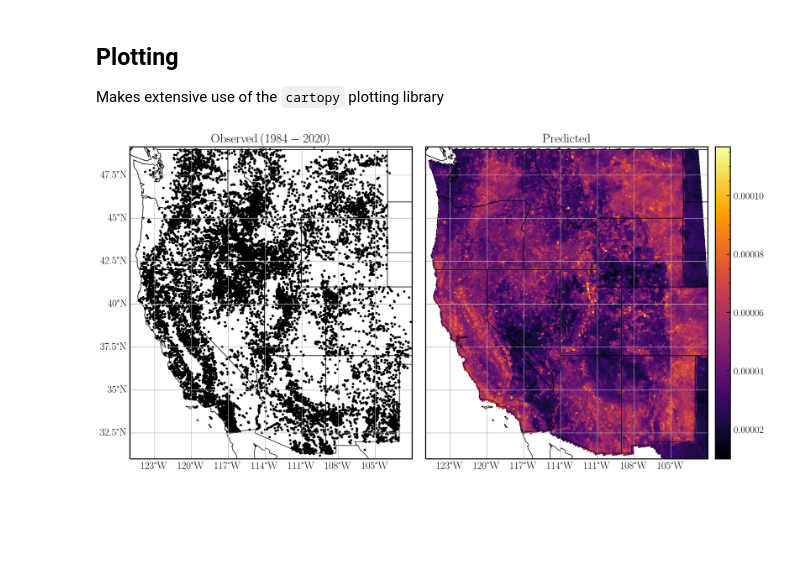
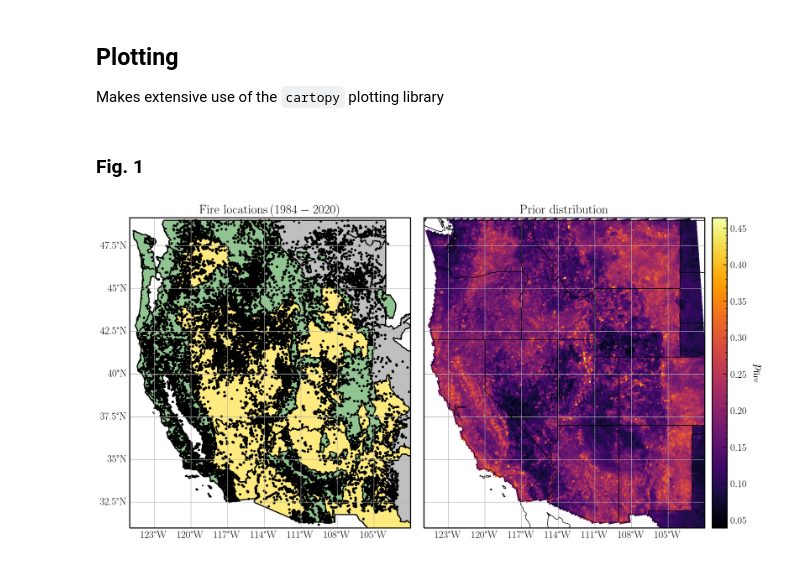
Before and after one commit to Gabriel-P-Langlois/maxent-paper-wildfire, a Jupyter notebook: src/python_scripts/prob_plot_script.ipynb, the cells around one changed output. Cells and saved outputs as stored; diff of their text form; code cells hidden in the pictures; blank space fills up the shorter version.

Commit message:
update plotting script

```diff
--- a/src/python_scripts/prob_plot_script.ipynb
+++ b/src/python_scripts/prob_plot_script.ipynb
@@ -107,7 +236,23 @@ def coord_transform(coord_a, coord_b, input_crs= 'WGS84', output_crs= 'EPSG:5070
 # %%
 wildfire_df= pd.read_csv("../data/firelist/west_US_fires_1984_2020.txt",
                          usecols= (0, 1, 9, 18, 19, 20, 21, 22, 23, 24), delimiter= ',') #insert correct file path WUMI fire data file here
-reg_obs_freq= xarray.open_dataarray('../sav_files/obs_freq_prob.nc')
-longterm_prob_df= pd.read_hdf('../sav_files/clim_fire_mon_prob_dfs/pred_fire_masked_prob_all_mons.h5') #insert correct file path for MaxEnt fire probability here
+prior_df= pd.read_hdf('../sav_files/pred_fire_masked_prob_all_mons.h5')
+prior_xarr= xarray.DataArray(data= prior_df[0].to_numpy().reshape(208, 155),
+                    dims=["Y", "X"],
+                    coords=dict(
+                        X=(["X"], np.linspace(-2349250, -501250, 155)),
+                        Y=(["Y"], np.linspace(3166500, 682500, 208)),),)
+for i in tqdm(range(11)):
+    tmp_prior_xarr= xarray.DataArray(data= prior_df[i+1].to_numpy().reshape(208, 155),
+                    dims=["Y", "X"],
+                    coords=dict(
+                        X=(["X"], np.linspace(-2349250, -501250, 155)),
+                        Y=(["Y"], np.linspace(3166500, 682500, 208)),),)
+    prior_xarr= xarray.concat([prior_xarr, tmp_prior_xarr], dim= 'month')
+lat_long_fire_grid= coord_transform(prior_xarr['X'][:].data, prior_xarr['Y'][:].data, input_crs= 'EPSG:5070', output_crs= 'EPSG:4326')
 
-lat_long_fire_grid= coord_transform(reg_obs_freq['X'][:].data, reg_obs_freq['Y'][:].data, input_crs= 'EPSG:5070')
+# h5= h5py.File('../sav_files/my_example_file2.h5','r')
+# maxent_prob_df= pd.DataFrame(np.reshape(h5['data'], (12, 32240)).T)
+# longterm_prob_df= pd.read_hdf('../sav_files/clim_fire_mon_prob_dfs/pred_fire_masked_prob_all_mons.h5') #insert correct file path for MaxEnt fire probability here
+
+#init_masked_pred_prob_df_func(alpha= alpha, min_path= min_path, quad_features= quad_features, sav_flag= True) #uncomment to generate the masked predicted probability dataframes
@@ -129,3 +260,5 @@ for i in tqdm(range(11)):
 ## Plotting
 
 Makes extensive use of the `cartopy` plotting library
+# %% [markdown]
+### Fig. 1
@@ -138,40 +317,47 @@ central_lat = np.mean(extent[2:])
 fig= plt.figure(figsize=(18, 10))
 gs = fig.add_gridspec(2, 4)
 
-ax= fig.add_subplot(gs[0:2, 0:2], projection=ccrs.PlateCarree())
-ax.set_extent(extent);
-ax.add_feature(cfeature.LAND, edgecolor='black', facecolor= 'white');
-ax.add_feature(cfeature.STATES, edgecolor='black');
+ax= fig.add_subplot(gs[0:3, 0:2], projection=ccrs.PlateCarree())
+ax.set_extent(extent)
+ax.add_geometries(forest_area_gdf.geometry, crs= ccrs.PlateCarree(), facecolor= colors.to_rgba('forestgreen', alpha= 0.5), \
+                                                                          edgecolor= colors.to_rgba('black', alpha= 1.0), lw= 2, zorder= 1)
+ax.add_geometries(desert_area_gdf.geometry, crs= ccrs.PlateCarree(), facecolor= colors.to_rgba('gold', alpha= 0.5), \
+                                                                          edgecolor= colors.to_rgba('black', alpha= 1.0), lw= 2, zorder= 1)
+ax.add_geometries(plains_area_gdf.geometry, crs= ccrs.PlateCarree(), facecolor= colors.to_rgba('gray', alpha= 0.5), \
+                                                                          edgecolor= colors.to_rgba('black', alpha= 1.0), lw= 2, zorder= 1)
+ax.scatter(wildfire_df['final_lon'], wildfire_df['final_lat'], c= 'black', s= 10, transform=ccrs.PlateCarree())
+ax.tick_params(labeltop=False, top=False, labelright=False, right=True, which='both', labelsize= 30);
 
 ax.scatter(wildfire_df['final_lon'], wildfire_df['final_lat'], c= 'black', s= 10, transform=ccrs.PlateCarree())
 
 gl= ax.gridlines(draw_labels=True);
 gl.xlabel_style = {'size': 18, 'color': 'black'}
 gl.ylabel_style = {'size': 18, 'color': 'black'}
 gl.top_labels = False
 gl.right_labels = False
 ax.set_aspect(1.4/1)
-ax.set_title(r'$\rm{Observed} \, (1984-2020)$', fontsize= 22);
+ax.set_title(r'$\rm{Fire \, \, locations} \, (1984-2020)$', fontsize= 22);
 
 fig.subplots_adjust(wspace= 0.1)
 
 ax0= fig.add_subplot(gs[0:2, 2:], projection=ccrs.PlateCarree())
 ax0.set_extent(extent);
 ax0.add_feature(cfeature.LAND, edgecolor='black', facecolor= 'white');
 ax0.add_feature(cfeature.STATES, edgecolor='black', zorder= 10);
 
 gl0= ax0.gridlines(draw_labels=True);
 gl0.xlabel_style = {'size': 18, 'color': 'black'}
 gl0.ylabel_style = {'size': 18, 'color': 'black'}
 gl0.top_labels = False
 gl0.left_labels = False
 gl0.right_labels = False
 ax0.set_aspect(1.4/1)
 
-CS= ax0.pcolormesh(lat_long_fire_grid[1], lat_long_fire_grid[0], pred_freq_xarr.sum(axis= 0, skipna= False)/np.sum(pred_freq_xarr.sum(axis= 0, skipna= False)), cmap=plt.cm.inferno) # normalized fire probability summed over all months
+CS= ax0.pcolormesh(lat_long_fire_grid[0], lat_long_fire_grid[1], prior_xarr.mean(axis= 0), cmap=plt.cm.inferno) # normalized fire probability summed over all months
 cax= fig.add_axes([ax0.get_position().x1+0.01,ax.get_position().y0,0.02,ax0.get_position().height])
 cbar= fig.colorbar(CS, cax= cax, shrink= 0.7)
-ax0.set_title(r'$\rm{Predicted}$', fontsize= 22);
-#plt.savefig('../paper_plots/summary_plot.png', bbox_inches='tight', dpi= 200);
+cbar.set_label(r'$p_{\rm fire}$', labelpad= 30, rotation= 270, fontsize= 22)
+ax0.set_title(r'$\rm{Prior \,\, distribution}$', fontsize= 22);
+#plt.savefig('../paper_plots/intro_plot_data_prior.png', bbox_inches='tight', dpi= 200);
 # %% [output]
-[figure, old version]
+[figure, new version]
```
Also changed, not shown: parts of 13 cells of this notebook.
